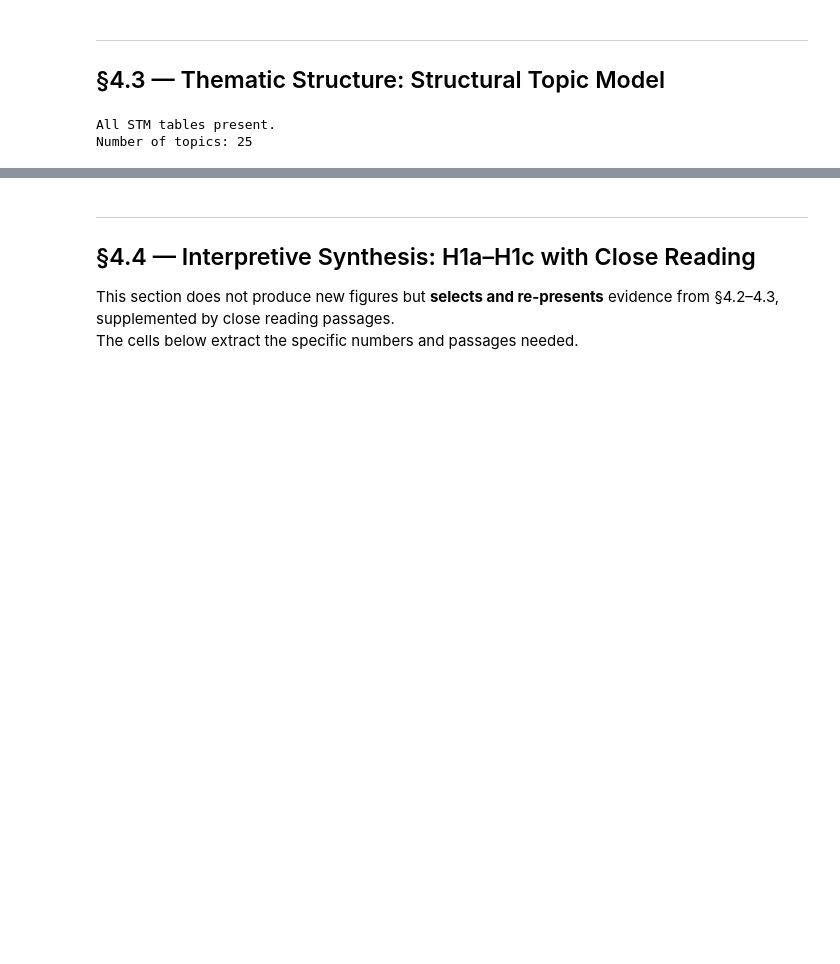
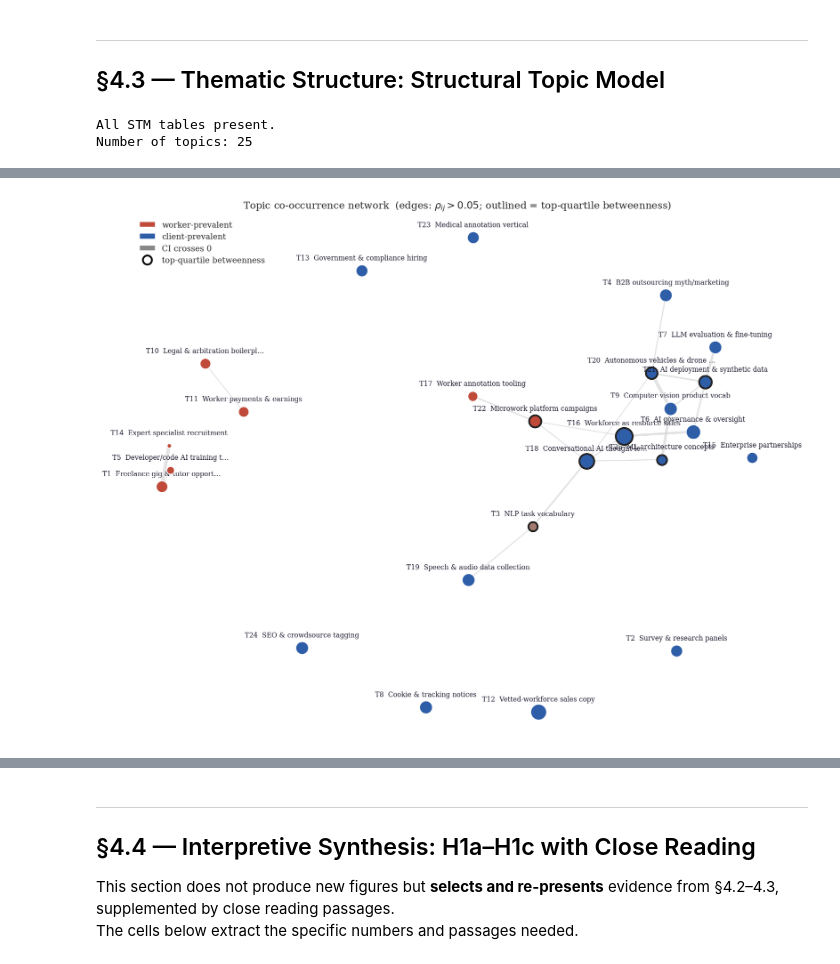
Before and after one commit to yannickkayser/DarkSideofAI, a Jupyter notebook: src2/Chapter4_Results.ipynb, the cells around one changed output, grey strips where cells are left out. Saved outputs shown, nothing was run; the diff lists cells and outputs as text; code cells hidden in the pictures; blank space fills up the shorter version.

```diff
--- a/src2/Chapter4_Results.ipynb
+++ b/src2/Chapter4_Results.ipynb
@@ -1257,0 +1333,89 @@ Network: 25 nodes, 19 edges (threshold ρ > 0.05)
+# %%
+# =====================================================================
+# CELL §4.3.2  —  Figure 4.7: Topic co-occurrence network
+# =====================================================================
+# Audience-coloured nodes, sized by mean prevalence.
+# Bridging topics flagged by top-quartile betweenness centrality
+# (a graph-theoretic measure, not hypothesis-dependent).
+# Layout seeded by audience direction so the bipartite-like
+# structure is legible from positions, not from colours.
+
+import networkx as nx
+
+theta_wide = (pd.read_sql("SELECT page_id, topic_id, theta FROM stm_theta", conn)
+                .pivot(index='page_id', columns='topic_id', values='theta'))
+corr = theta_wide.corr()
+
+CORR_THRESHOLD = 0.05
+
+G = nx.Graph()
+for tid in corr.columns:
+    G.add_node(tid)
+for i in corr.columns:
+    for j in corr.columns:
+        if i < j and corr.loc[i, j] > CORR_THRESHOLD:
+            G.add_edge(i, j, weight=corr.loc[i, j])
+
+# Betweenness centrality → bridging score
+betw = nx.betweenness_centrality(G, weight='weight')
+bridging_cutoff = np.quantile(list(betw.values()), 0.75)
+bridging = {t: v for t, v in betw.items() if v >= bridging_cutoff}
+
+# Position: spring layout seeded by audience direction
+init_pos = {}
+for tid in G.nodes:
+    row = topic_df[topic_df.topic_id == tid].iloc[0]
+    x0 = -1.0 if row['direction'] == 'W' else (1.0 if row['direction'] == 'C' else 0.0)
+    y0 = np.random.default_rng(tid).uniform(-1, 1)
+    init_pos[tid] = np.array([x0, y0])
+
+pos = nx.spring_layout(G, pos=init_pos, iterations=120,
+                       k=0.9, weight='weight', seed=42)
+
+fig, ax = plt.subplots(figsize=(13, 10.5))
+
+for (u, v, d) in G.edges(data=True):
+    ax.plot([pos[u][0], pos[v][0]], [pos[u][1], pos[v][1]],
+            color='#CDCDCD', linewidth=d['weight'] * 18, alpha=0.55, zorder=1)
+
+for tid in G.nodes:
+    row = topic_df[topic_df.topic_id == tid].iloc[0]
+    color = row['colour']
+    size = max(row['mean_theta'], 0.005) * 4500
+    edge = '#222222' if tid in bridging else 'white'
+    lw = 2.0 if tid in bridging else 0.8
+    ax.scatter(pos[tid][0], pos[tid][1],
+               s=size, c=color, edgecolors=edge, linewidths=lw, zorder=3)
+    short = TOPIC_LABELS[tid]
+    if len(short) > 30:
+        short = short[:28] + '…'
+    ax.annotate(f'T{tid}  {short}', pos[tid],
+                fontsize=7.5, ha='center', va='bottom',
+                xytext=(0, 10), textcoords='offset points', color=C_TEXT)
+
+ax.set_title('Topic co-occurrence network  '
+             '(edges: $\\rho_{ij}>0.05$; outlined = top-quartile betweenness)',
+             fontsize=11)
+ax.axis('off')
+
+legend_elements = [
+    mpatches.Patch(facecolor=AUD_WORKER, label='worker-prevalent'),
+    mpatches.Patch(facecolor=AUD_CLIENT, label='client-prevalent'),
+    mpatches.Patch(facecolor=AUD_SHARED, label='CI crosses 0'),
+    plt.Line2D([0], [0], marker='o', color='w', markeredgecolor='black',
+               markeredgewidth=2, markersize=10,
+               label='top-quartile betweenness'),
+]
+ax.legend(handles=legend_elements, loc='upper left', fontsize=9, frameon=False)
+
+save_fig(fig, 'fig_47_topic_cooccurrence_network')
+plt.show()
+
+print(f'Network: {G.number_of_nodes()} nodes, {G.number_of_edges()} edges '
+      f'(threshold ρ > {CORR_THRESHOLD})')
+print('\nTop-quartile betweenness (empirically defined bridging topics):')
+for tid, b in sorted(bridging.items(), key=lambda kv: -kv[1]):
+    row = topic_df[topic_df.topic_id == tid].iloc[0]
+    print(f'  T{tid:>2}  {TOPIC_LABELS[tid]:<42}  '
+          f'[{row["direction"]}]  betw={b:.3f}')
+# %% [output]
@@ -1257,0 +1423 @@ Network: 25 nodes, 19 edges (threshold ρ > 0.05)
+[figure, added]
```
Also changed, not shown: parts of 29 cells of this notebook, 4 other files.
